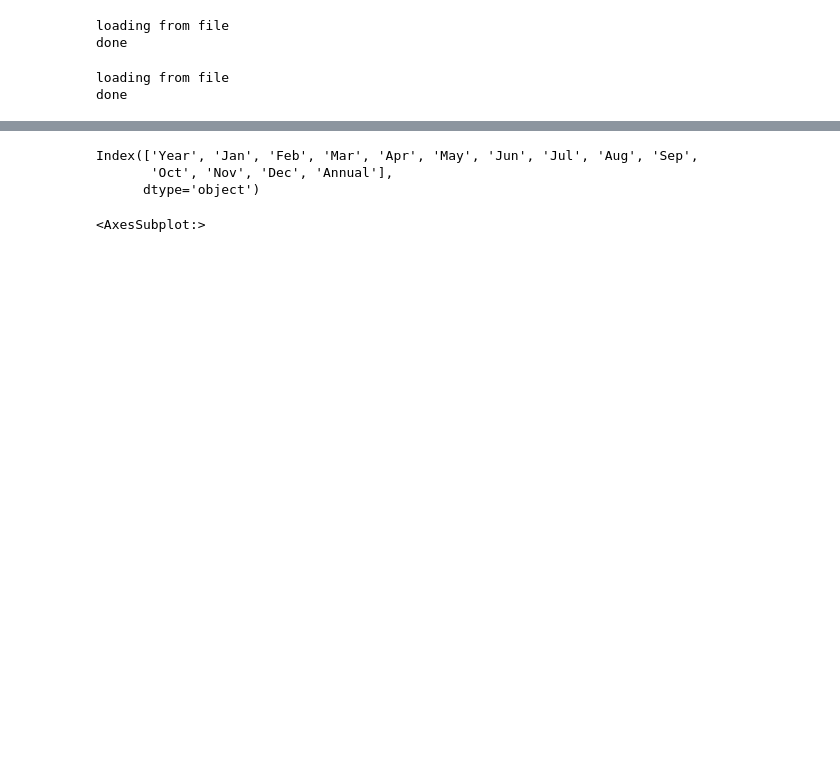
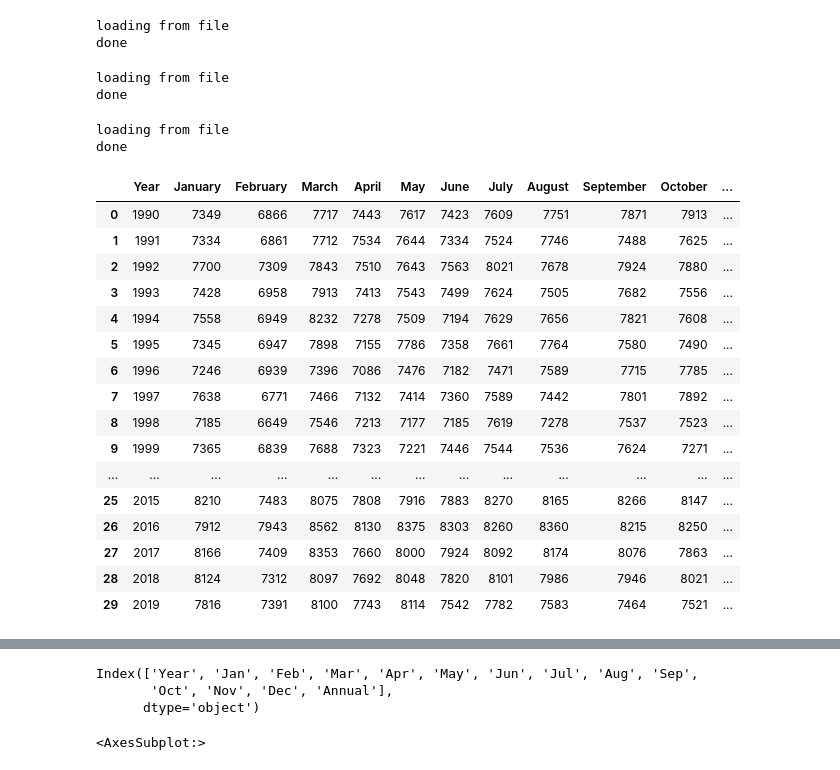
Before and after one commit to JordanLewisStudio/Data_project, a Jupyter notebook: data_project.ipynb, the cells around one changed output, grey strips where cells are left out. Drawn from its saved outputs; the diff is of its cells as text; code cells hidden in the pictures; blank space fills up the shorter version.

```diff
--- a/data_project.ipynb
+++ b/data_project.ipynb
@@ -8,4 +8,30 @@ import os
 plt.rcParams['figure.figsize'] = (20, 10)
 # %%
 saved_style_state = plt.rcParams.copy() #give us a style state to go back to
+# %%
+if os.path.isfile("NSW Births per month 1990-2019.csv"):
+    filepath = "NSW Births per month 1990-2019.csv"
+    print("loading from file")
+else:
+    filepath = ""
+    print("loading from the internet")
+
+Birth_data = pd.read_csv(filepath)
+print("done")
+# %% [output]
+loading from file
+done
+# %%
+if os.path.isfile("Monthly mean maximum temperature Australia 1990 - 2019 - Sheet1.csv"):
+    filepath = "Monthly mean maximum temperature Australia 1990 - 2019 - Sheet1.csv"
+    print("loading from file")
+else:
+    filepath = ""
+    print("loading from the internet")
+
+Temp_data = pd.read_csv(filepath)
+print("done")
+# %% [output]
+loading from file
+done
 # %%
@@ -21,18 +47,25 @@ print("done")
 # %% [output]
 loading from file
 done
-# %%
-if os.path.isfile("Monthly mean maximum temperature Australia 1990 - 2019 - Sheet1.csv"):
-    filepath = "Monthly mean maximum temperature Australia 1990 - 2019 - Sheet1.csv"
-    print("loading from file")
-else:
-    filepath = ""
-    print("loading from the internet")
-
-df_2 = pd.read_csv(filepath)
-print("done")
-# %% [output]
-loading from file
-done
 # %%
 pd.set_option("display.max_rows", None, "display.max_columns", None)
+# %%
+Birth_data.head(50)
+# %% [output]
+|  | Year | January | February | March | April | May | June | July | August | September | October | ... |
+| 0 | 1990 | 7349 | 6866 | 7717 | 7443 | 7617 | 7423 | 7609 | 7751 | 7871 | 7913 | ... |
+| 1 | 1991 | 7334 | 6861 | 7712 | 7534 | 7644 | 7334 | 7524 | 7746 | 7488 | 7625 | ... |
+| 2 | 1992 | 7700 | 7309 | 7843 | 7510 | 7643 | 7563 | 8021 | 7678 | 7924 | 7880 | ... |
+| 3 | 1993 | 7428 | 6958 | 7913 | 7413 | 7543 | 7499 | 7624 | 7505 | 7682 | 7556 | ... |
+| 4 | 1994 | 7558 | 6949 | 8232 | 7278 | 7509 | 7194 | 7629 | 7656 | 7821 | 7608 | ... |
+| 5 | 1995 | 7345 | 6947 | 7898 | 7155 | 7786 | 7358 | 7661 | 7764 | 7580 | 7490 | ... |
+| 6 | 1996 | 7246 | 6939 | 7396 | 7086 | 7476 | 7182 | 7471 | 7589 | 7715 | 7785 | ... |
+| 7 | 1997 | 7638 | 6771 | 7466 | 7132 | 7414 | 7360 | 7589 | 7442 | 7801 | 7892 | ... |
+| 8 | 1998 | 7185 | 6649 | 7546 | 7213 | 7177 | 7185 | 7619 | 7278 | 7537 | 7523 | ... |
+| 9 | 1999 | 7365 | 6839 | 7688 | 7323 | 7221 | 7446 | 7544 | 7536 | 7624 | 7271 | ... |
+| ... | ... | ... | ... | ... | ... | ... | ... | ... | ... | ... | ... | ... |
+| 25 | 2015 | 8210 | 7483 | 8075 | 7808 | 7916 | 7883 | 8270 | 8165 | 8266 | 8147 | ... |
+| 26 | 2016 | 7912 | 7943 | 8562 | 8130 | 8375 | 8303 | 8260 | 8360 | 8215 | 8250 | ... |
+| 27 | 2017 | 8166 | 7409 | 8353 | 7660 | 8000 | 7924 | 8092 | 8174 | 8076 | 7863 | ... |
+| 28 | 2018 | 8124 | 7312 | 8097 | 7692 | 8048 | 7820 | 8101 | 7986 | 7946 | 8021 | ... |
+| 29 | 2019 | 7816 | 7391 | 8100 | 7743 | 8114 | 7542 | 7782 | 7583 | 7464 | 7521 | ... |
```
Also changed, not shown: parts of 14 cells of this notebook, 4 other files.
